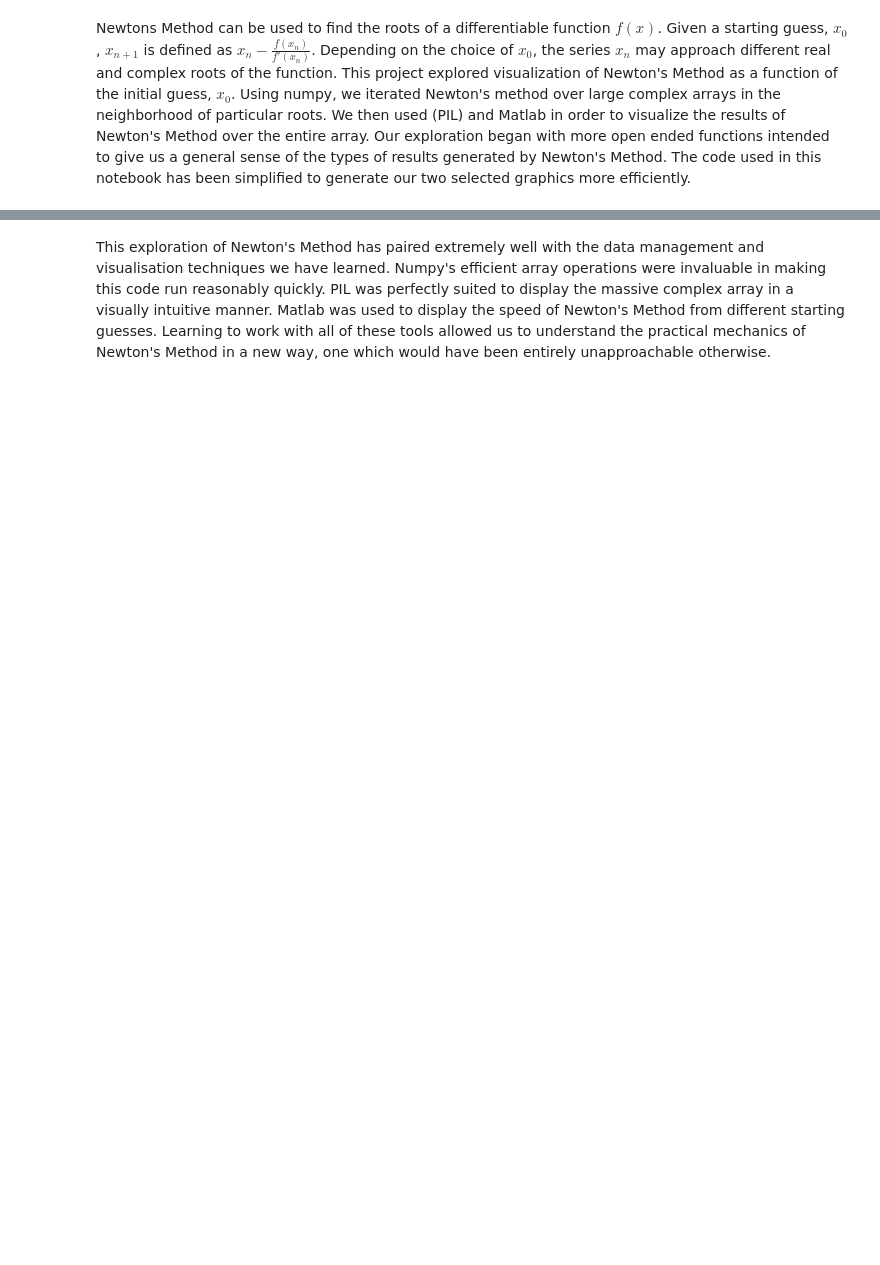
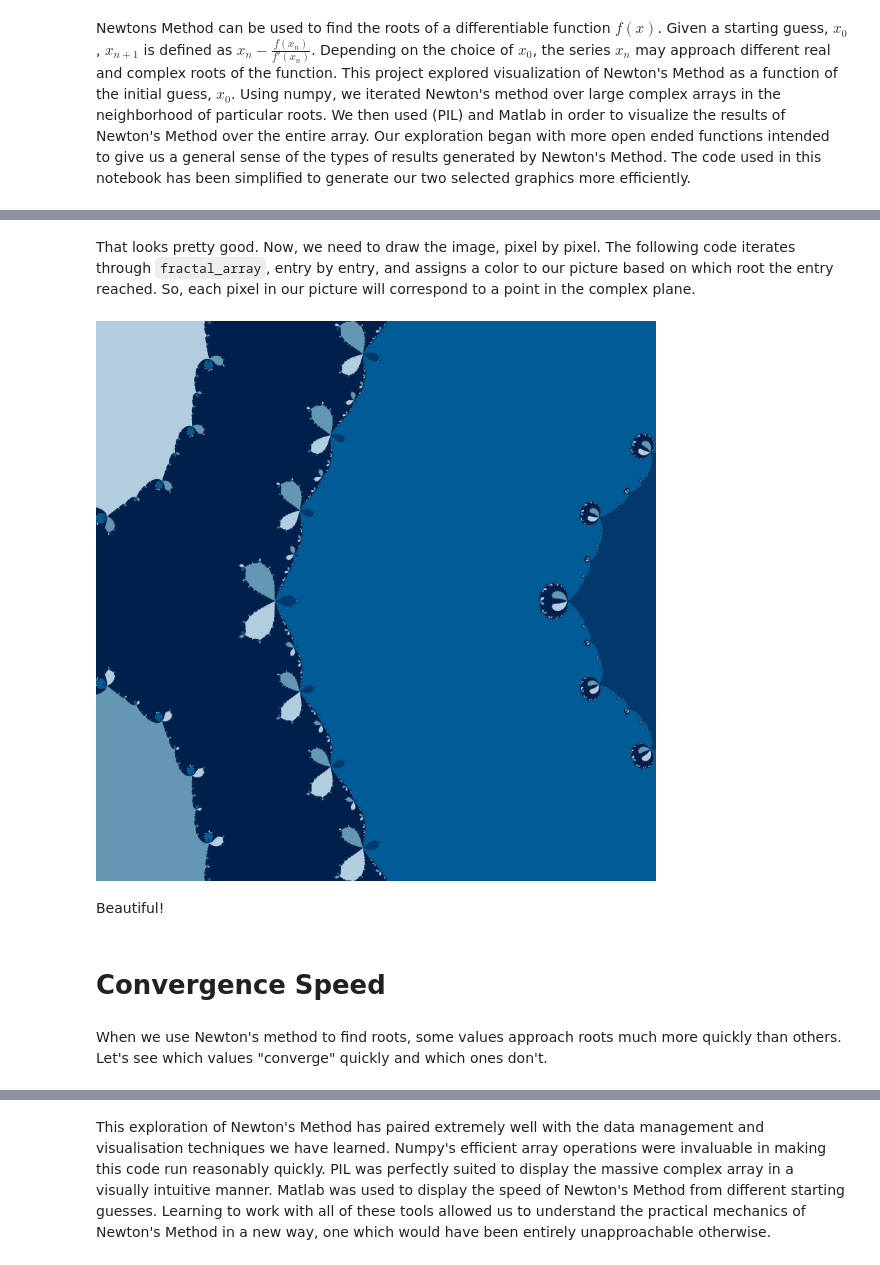
Before and after one commit to gencross/NewtonGroup1, a Jupyter notebook: Main_Notebook.ipynb, the cells around one changed output, grey strips where cells are left out. Cells and saved outputs as stored; diff of their text form; code cells hidden in the pictures; blank space fills up the shorter version.

```diff
--- a/Main_Notebook.ipynb
+++ b/Main_Notebook.ipynb
@@ -10,0 +52,12 @@ Newtons Method can be used to find the roots of a differentiable function $f(x)$
+# %%
+real_min = -1
+real_max = 3
+imag_min = -2
+imag_max = 2
+resolution = 750
+
+x_array = np.linspace(real_min,real_max, resolution * (real_max-real_min) )
+y_array = np.linspace(imag_min,imag_max, resolution * (imag_max-imag_min) )
+
+c_array = np.add.outer(x_array,y_array*1j)
+c_array.shape
@@ -10,0 +68,3 @@ Newtons Method can be used to find the roots of a differentiable function $f(x)$
+# %%
+fractal_array = newton(c_array)
+fractal_array[1035:1045,978:988]
@@ -10,0 +115,30 @@ Newtons Method can be used to find the roots of a differentiable function $f(x)$
+# %% [markdown]
+That looks pretty good. Now, we need to draw the image, pixel by pixel. The following code iterates through `fractal_array`, entry by entry, and assigns a color to our picture based on which root the entry reached. So, each pixel in our picture will correspond to a point in the complex plane.
+# %%
+fractal = np.zeros((3000, 3000, 3), dtype=np.uint8)
+for x in range(3000):
+    for y in range(3000):
+        if fractal_array[x,y].imag == 0: # Real roots
+            if fractal_array[x,y].real < 0: # -1
+                fractal[y,x] = [1,31,75]
+            if fractal_array[x,y].real > 0: # Positive real roots
+                if fractal_array[x,y].real > 2: # 3
+                    fractal[y,x] = [3,57,108]
+                else:
+                    fractal[y,x] = [0,91,150] # 1
+        if fractal_array[x,y].imag < 0: # -1-i
+            fractal[y,x] = [100,151,177]
+        if fractal_array[x,y].imag > 0: # -1+i
+            fractal[y,x] = [179,205,224]
+
+fractal = np.flip(fractal, 0) # Vertical flip to compensate for the way PIL compiles values
+img = Image.fromarray(fractal)
+display(img)
+# %% [output]
+[figure, added]
+# %% [markdown]
+Beautiful!
+# %% [markdown]
+# Convergence Speed
+# %% [markdown]
+When we use Newton's method to find roots, some values approach roots much more quickly than others. Let's see which values "converge" quickly and which ones don't.
```
Also changed, not shown: parts of 25 cells of this notebook.
